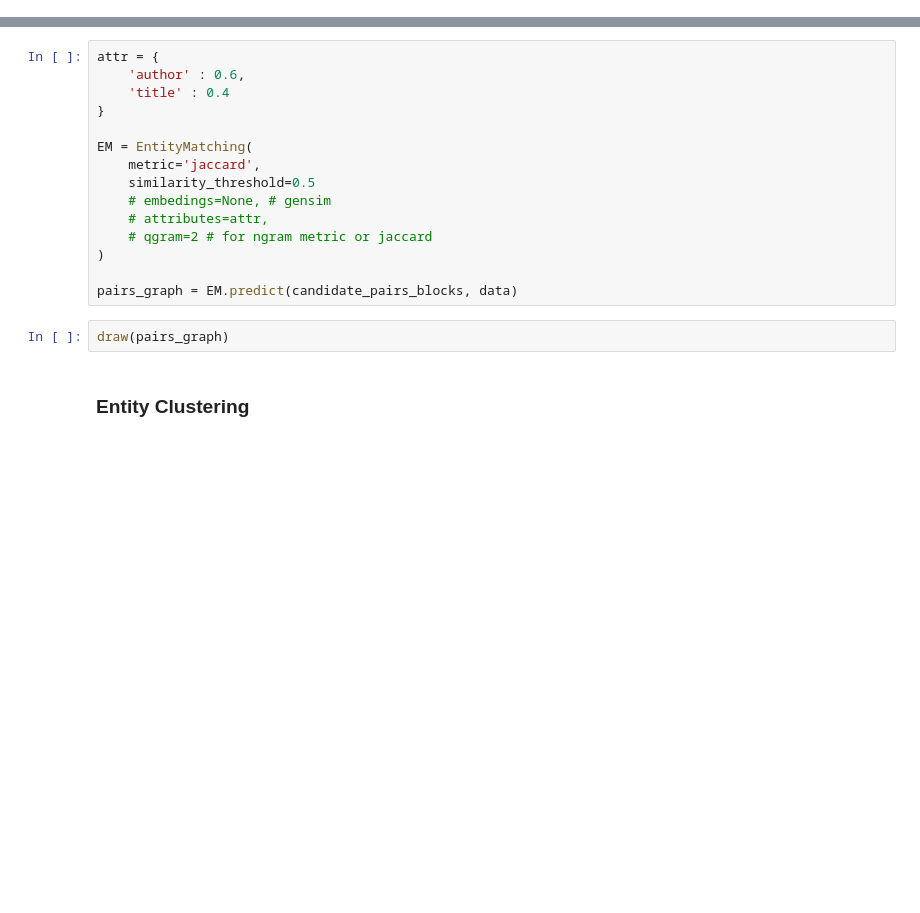
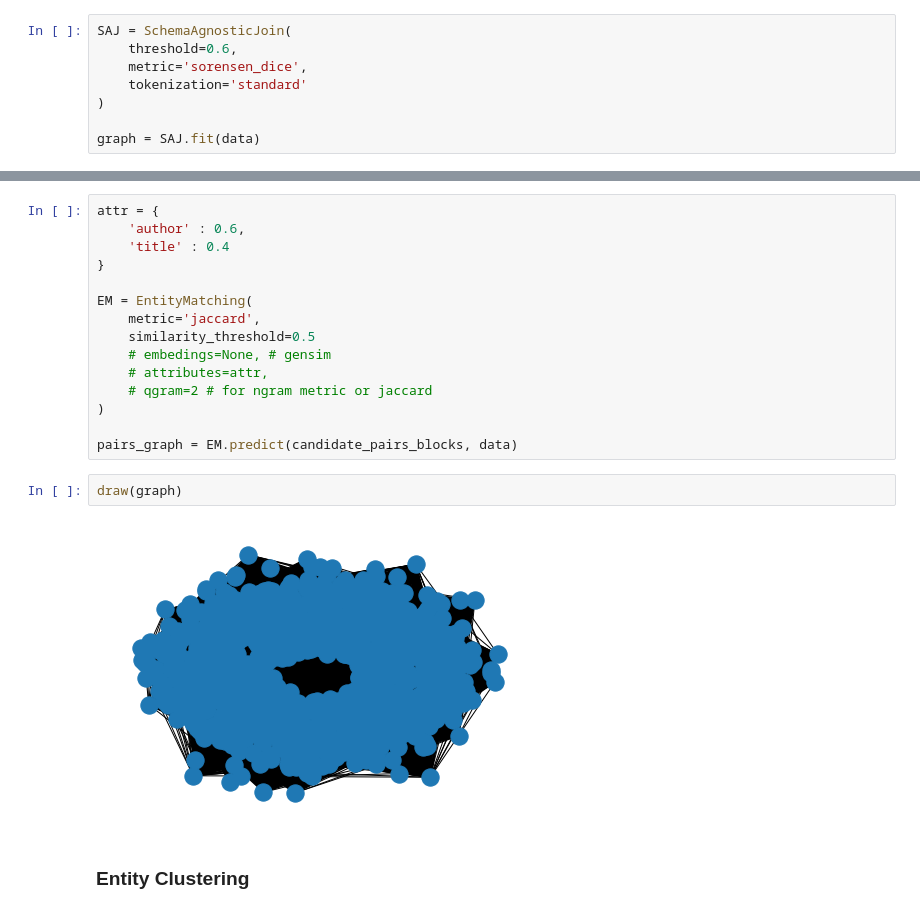
Before and after one commit to ilias6/Parallel-pyJedAI, a Jupyter notebook: src/dirty_er.ipynb, the cells around one changed output, grey strips where cells are left out. Drawn from its saved outputs; the diff is of its cells as text; blank space fills up the shorter version.

Commit message:
updating joins

```diff
--- a/src/dirty_er.ipynb
+++ b/src/dirty_er.ipynb
@@ -84,3 +88,11 @@ data.process(cora_text_cleaning_method)
+# %%
+SAJ = SchemaAgnosticJoin(
+    threshold=0.6,
+    metric='sorensen_dice',
+    tokenization='standard'
+)
+
+graph = SAJ.fit(data)
 # %% [markdown]
 ### Schema Clustering
 # %%
@@ -253,7 +265,9 @@ EM = EntityMatching(
 
 pairs_graph = EM.predict(candidate_pairs_blocks, data)
 # %%
-draw(pairs_graph)
+draw(graph)
+# %% [output]
+[figure, added]
 # %% [markdown]
 ### Entity Clustering
 # %%
```
Also changed, not shown: parts of 15 cells of this notebook, 2 other files.
